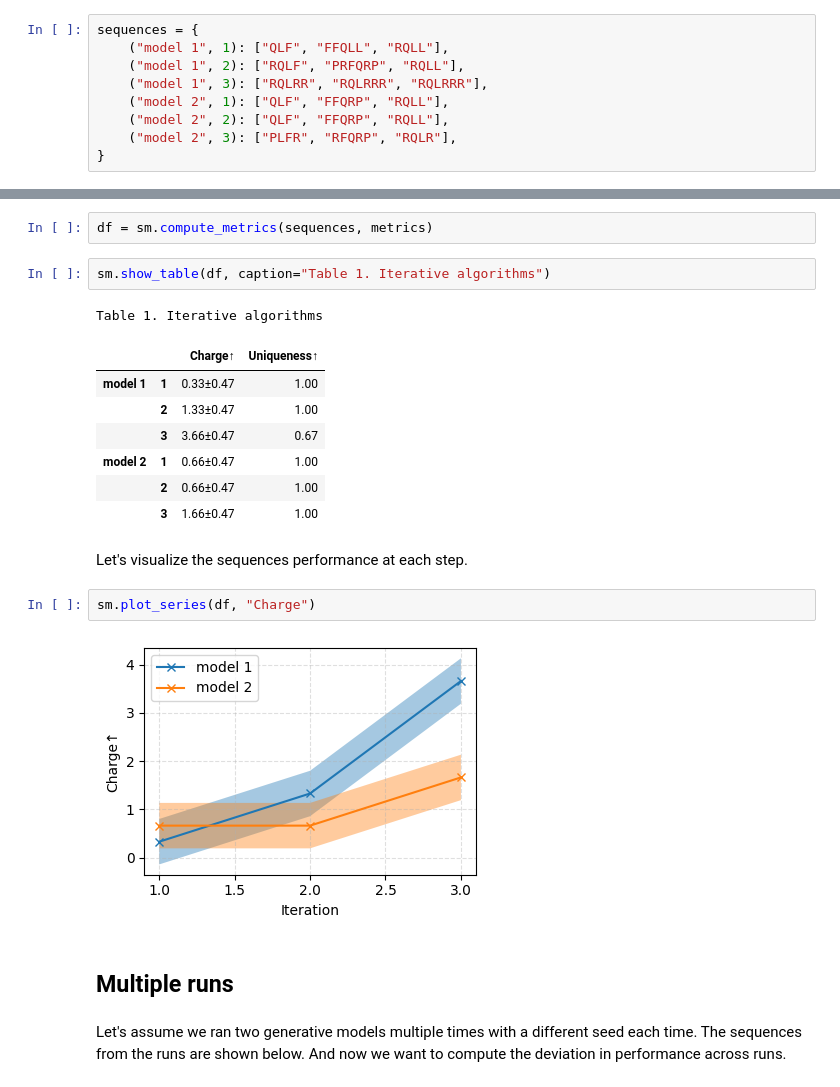
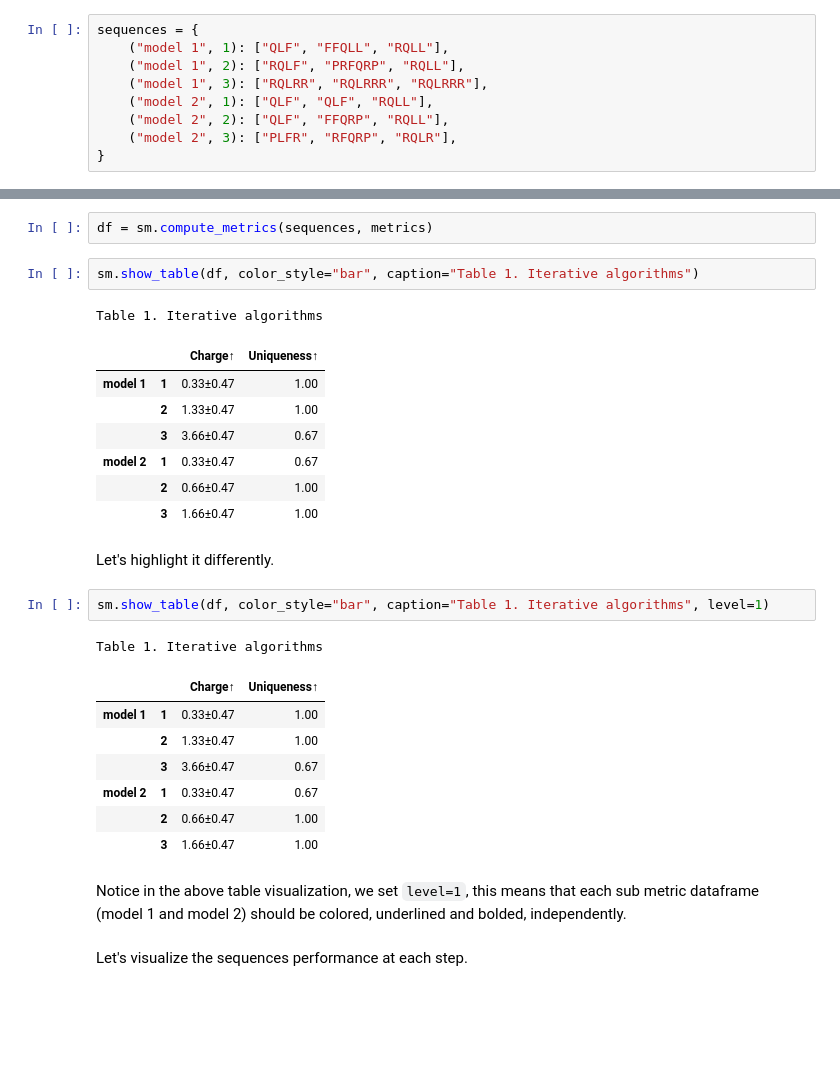
Before and after one commit to szczurek-lab/seqme, a Jupyter notebook: docs/tutorials/time_series.ipynb, the cells around one changed output, grey strips where cells are left out. Drawn from its saved outputs; the diff is of its cells as text; blank space fills up the shorter version.

```diff
--- a/docs/tutorials/time_series.ipynb
+++ b/docs/tutorials/time_series.ipynb
@@ -13,7 +13,7 @@ sequences = {
     ("model 1", 1): ["QLF", "FFQLL", "RQLL"],
     ("model 1", 2): ["RQLF", "PRFQRP", "RQLL"],
     ("model 1", 3): ["RQLRR", "RQLRRR", "RQLRRR"],
-    ("model 2", 1): ["QLF", "FFQRP", "RQLL"],
+    ("model 2", 1): ["QLF", "QLF", "RQLL"],
     ("model 2", 2): ["QLF", "FFQRP", "RQLL"],
     ("model 2", 3): ["PLFR", "RFQRP", "RQLR"],
 }
@@ -29,24 +29,31 @@ Let's compute the metrics.
 # %%
 df = sm.compute_metrics(sequences, metrics)
 # %%
-sm.show_table(df, caption="Table 1. Iterative algorithms")
+sm.show_table(df, color_style="bar", caption="Table 1. Iterative algorithms")
 # %% [output]
 Table 1. Iterative algorithms
 |  |  | Charge↑ | Uniqueness↑ |
 | model 1 | 1 | 0.33±0.47 | 1.00 |
 |  | 2 | 1.33±0.47 | 1.00 |
 |  | 3 | 3.66±0.47 | 0.67 |
-| model 2 | 1 | 0.66±0.47 | 1.00 |
+| model 2 | 1 | 0.33±0.47 | 0.67 |
 |  | 2 | 0.66±0.47 | 1.00 |
 |  | 3 | 1.66±0.47 | 1.00 |
 # %% [markdown]
-Let's visualize the sequences performance at each step.
+Let's highlight it differently.
 # %%
-sm.plot_series(df, "Charge")
+sm.show_table(df, color_style="bar", caption="Table 1. Iterative algorithms", level=1)
 # %% [output]
-[figure, removed]
+Table 1. Iterative algorithms
+|  |  | Charge↑ | Uniqueness↑ |
+| model 1 | 1 | 0.33±0.47 | 1.00 |
+|  | 2 | 1.33±0.47 | 1.00 |
+|  | 3 | 3.66±0.47 | 0.67 |
+| model 2 | 1 | 0.33±0.47 | 0.67 |
+|  | 2 | 0.66±0.47 | 1.00 |
+|  | 3 | 1.66±0.47 | 1.00 |
 # %% [markdown]
-## Multiple runs
+Notice in the above table visualization, we set `level=1`, this means that each sub metric dataframe (model 1 and model 2) should be colored, underlined and bolded, independently.
 # %% [markdown]
-Let's assume we ran two generative models multiple times with a different seed each time. The sequences from the runs are shown below. And now we want to compute the deviation in performance across runs.
+Let's visualize the sequences performance at each step.
 # %%
```
Also changed, not shown: parts of 22 cells of this notebook, 6 other files.
